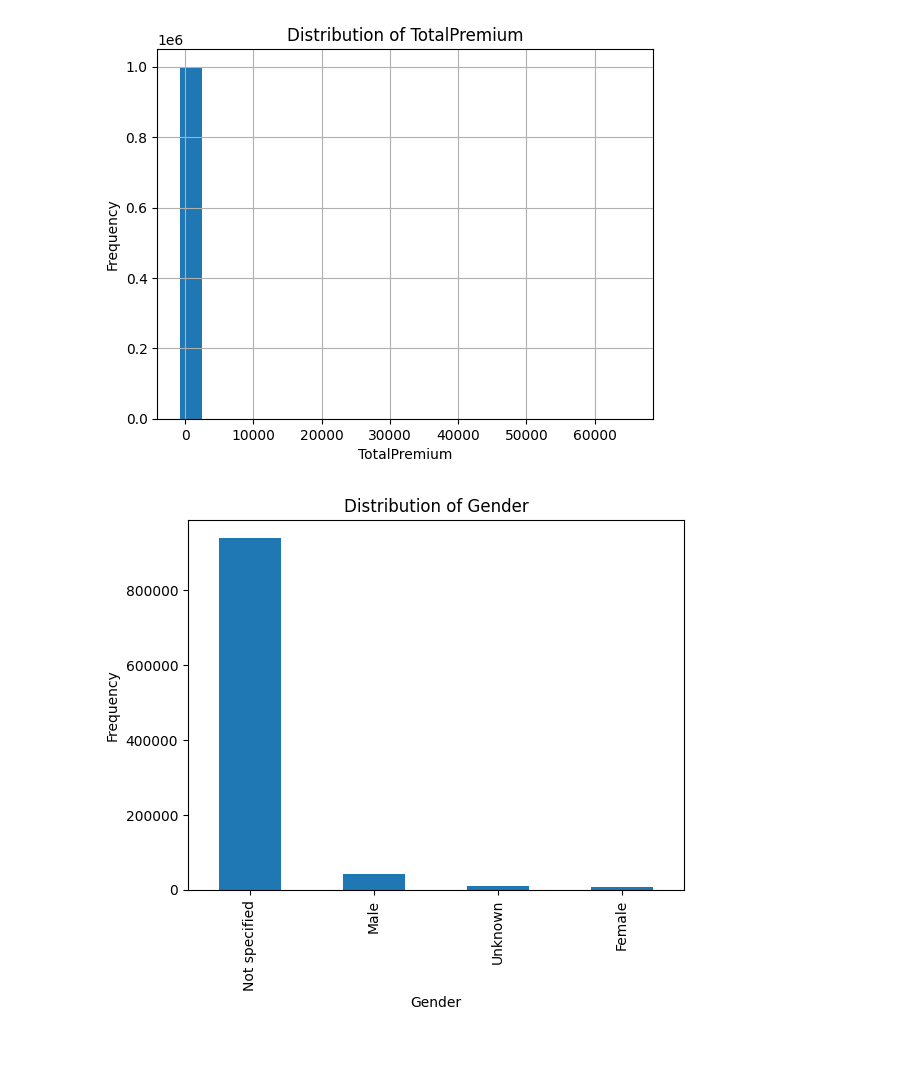
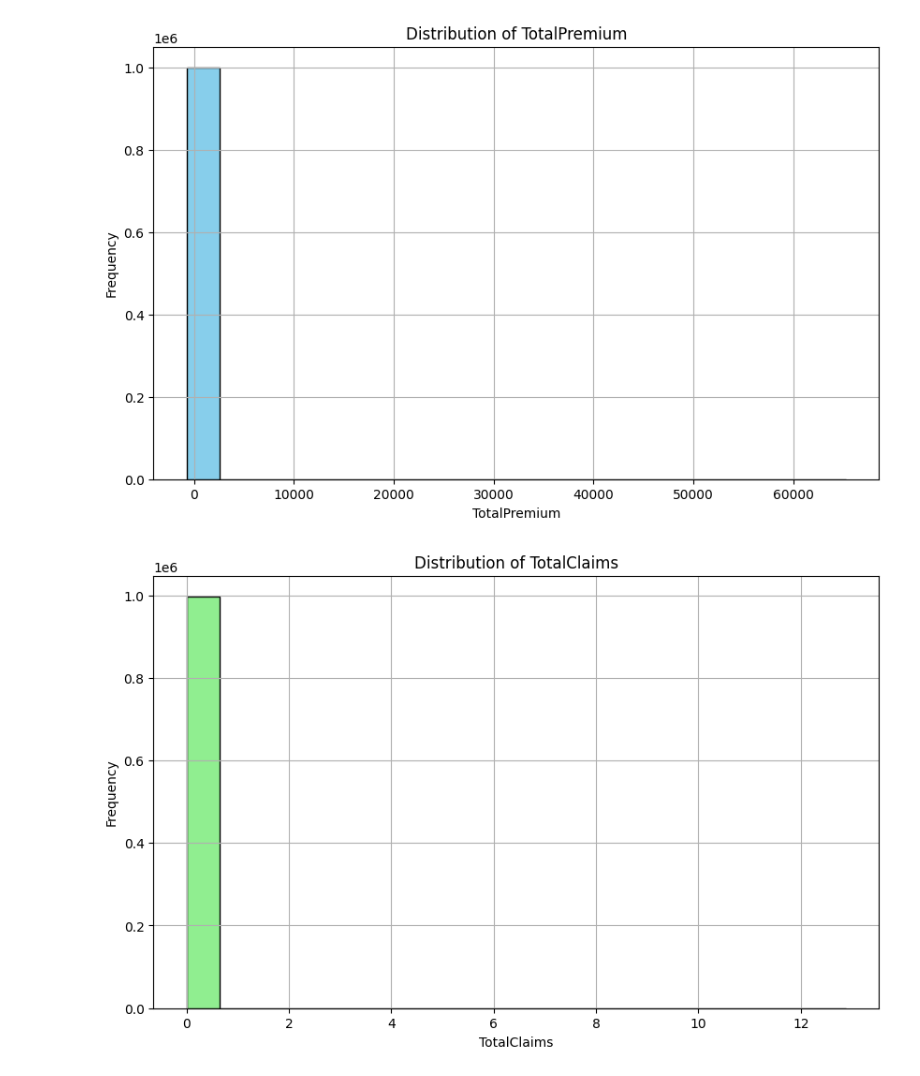
Before and after one commit to mekdes21/alpha-insurance-analytics, a Jupyter notebook: notebooks/02_univariate_analysis.ipynb, the cells around one changed output. Drawn from its saved outputs; the diff is of its cells as text; code cells hidden in the pictures; blank space fills up the shorter version.

```diff
--- a/notebooks/02_univariate_analysis.ipynb
+++ b/notebooks/02_univariate_analysis.ipynb
@@ -1,21 +1,36 @@
 # %%
+import pandas as pd
 import matplotlib.pyplot as plt
-import pandas as pd
-# Load data
+
+# Load the data (ensure the path is correct)
 df = pd.read_csv('../data/insurance_data_cleaned.csv')
-# Histogram for TotalPremium
-df['TotalPremium'].hist(bins=20)
+
+# Plot Histogram for TotalPremium
+plt.figure(figsize=(10, 6))
+df['TotalPremium'].hist(bins=20, color='skyblue', edgecolor='black')
 plt.title('Distribution of TotalPremium')
 plt.xlabel('TotalPremium')
 plt.ylabel('Frequency')
+plt.grid(True)
 plt.show()
 
-# Bar chart for Gender
-df['Gender'].value_counts().plot(kind='bar')
-plt.title('Distribution of Gender')
-plt.xlabel('Gender')
+# Plot Histogram for TotalClaims
+plt.figure(figsize=(10, 6))
+df['TotalClaims'].hist(bins=20, color='lightgreen', edgecolor='black')
+plt.title('Distribution of TotalClaims')
+plt.xlabel('TotalClaims')
 plt.ylabel('Frequency')
+plt.grid(True)
 plt.show()
+
+# Plot Histogram for SumInsured (if available in your dataset)
+plt.figure(figsize=(10, 6))
+df['SumInsured'].hist(bins=20, color='coral', edgecolor='black')
+plt.title('Distribution of SumInsured')
+plt.xlabel('SumInsured')
+plt.ylabel('Frequency')
+plt.grid(True)
+plt.show()
 # %% [output]
-[figure, old version]
+[figure, new version]
-[figure, old version]
+[figure, new version]
```
Also changed, not shown: parts of 2 cells of this notebook, 6 other files.
